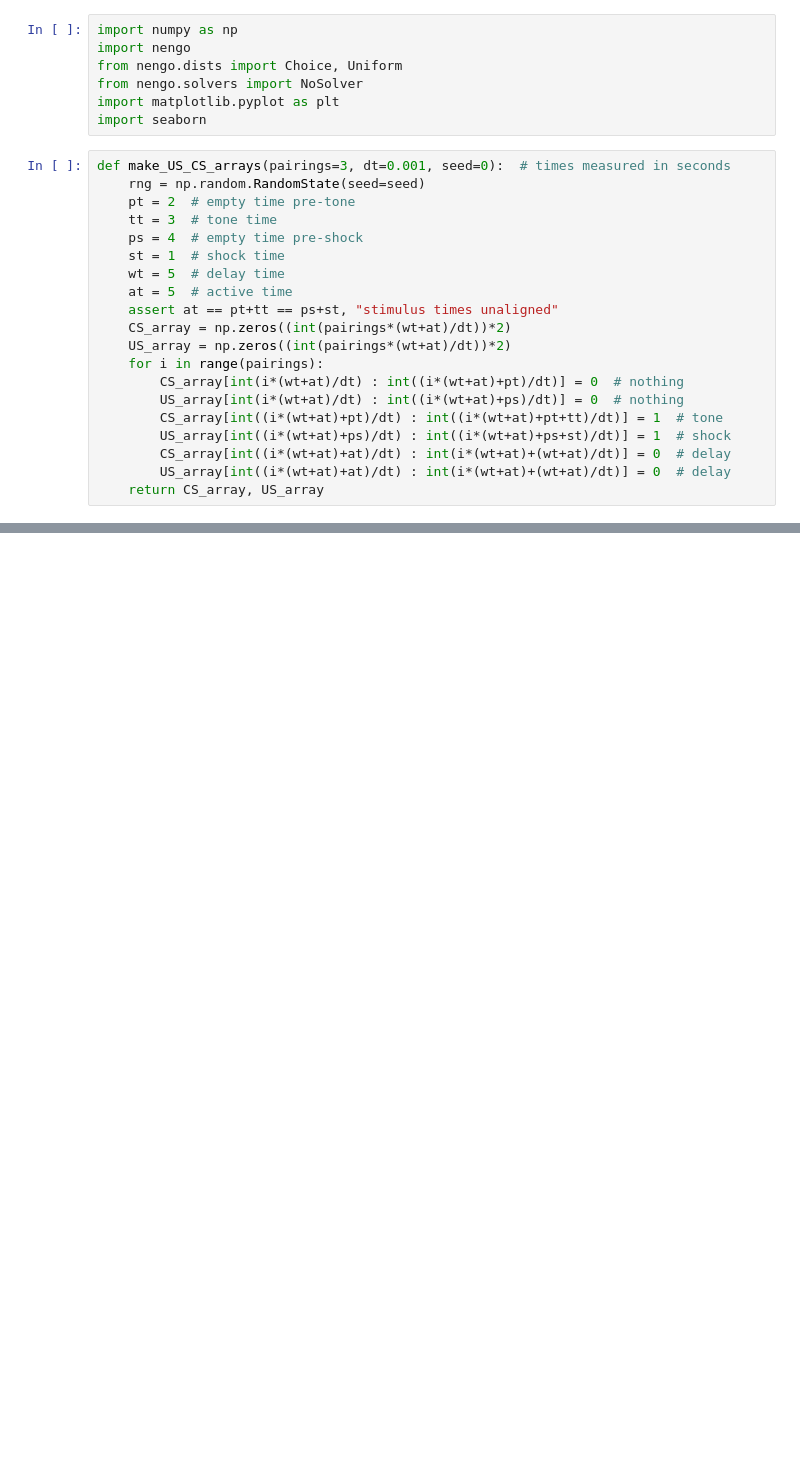
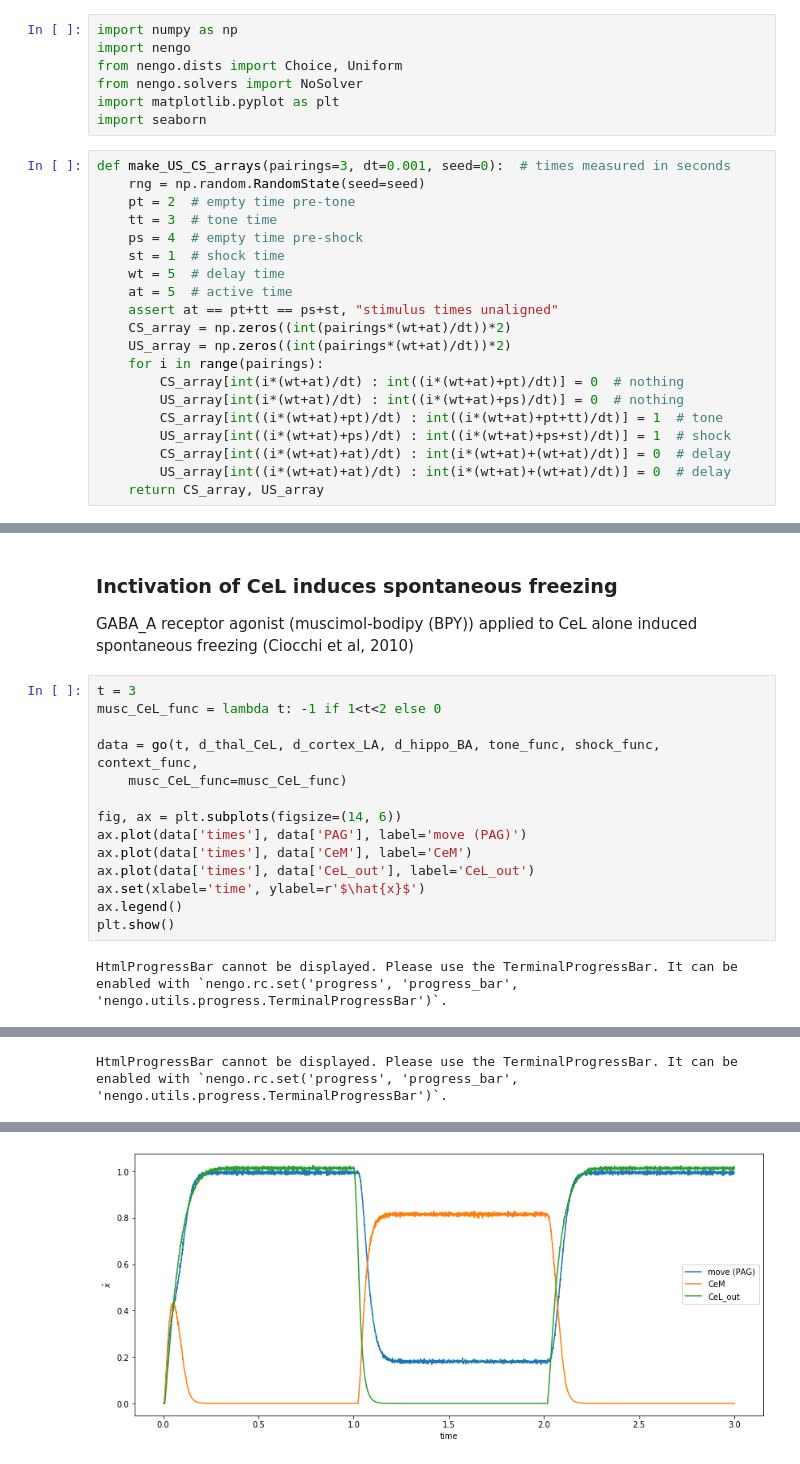
Before and after one commit to psipeter/anatomical_amygdala, a Jupyter notebook: amygdala.ipynb, the cells around one changed output, grey strips where cells are left out. Drawn from its saved outputs; the diff is of its cells as text; blank space fills up the shorter version.

```diff
--- a/amygdala.ipynb
+++ b/amygdala.ipynb
@@ -642,0 +198,19 @@ plt.show()
+# %% [markdown]
+### Inctivation of CeL induces spontaneous freezing
+GABA_A receptor agonist (muscimol-bodipy (BPY)) applied to CeL alone induced spontaneous freezing (Ciocchi et al, 2010)
+# %%
+t = 3
+musc_CeL_func = lambda t: -1 if 1<t<2 else 0
+
+data = go(t, d_thal_CeL, d_cortex_LA, d_hippo_BA, tone_func, shock_func, context_func,
+    musc_CeL_func=musc_CeL_func)
+
+fig, ax = plt.subplots(figsize=(14, 6))
+ax.plot(data['times'], data['PAG'], label='move (PAG)')
+ax.plot(data['times'], data['CeM'], label='CeM')
+ax.plot(data['times'], data['CeL_out'], label='CeL_out')
+ax.set(xlabel='time', ylabel=r'$\hat{x}$')
+ax.legend()
+plt.show()
+# %% [output]
+HtmlProgressBar cannot be displayed. Please use the TerminalProgressBar. It can be enabled with `nengo.rc.set('progress', 'progress_bar', 'nengo.utils.progress.TerminalProgressBar')`.
@@ -642,0 +218 @@ plt.show()
+HtmlProgressBar cannot be displayed. Please use the TerminalProgressBar. It can be enabled with `nengo.rc.set('progress', 'progress_bar', 'nengo.utils.progress.TerminalProgressBar')`.
@@ -642,0 +220 @@ plt.show()
+[figure, added]
```
Also changed, not shown: parts of 46 cells of this notebook.
